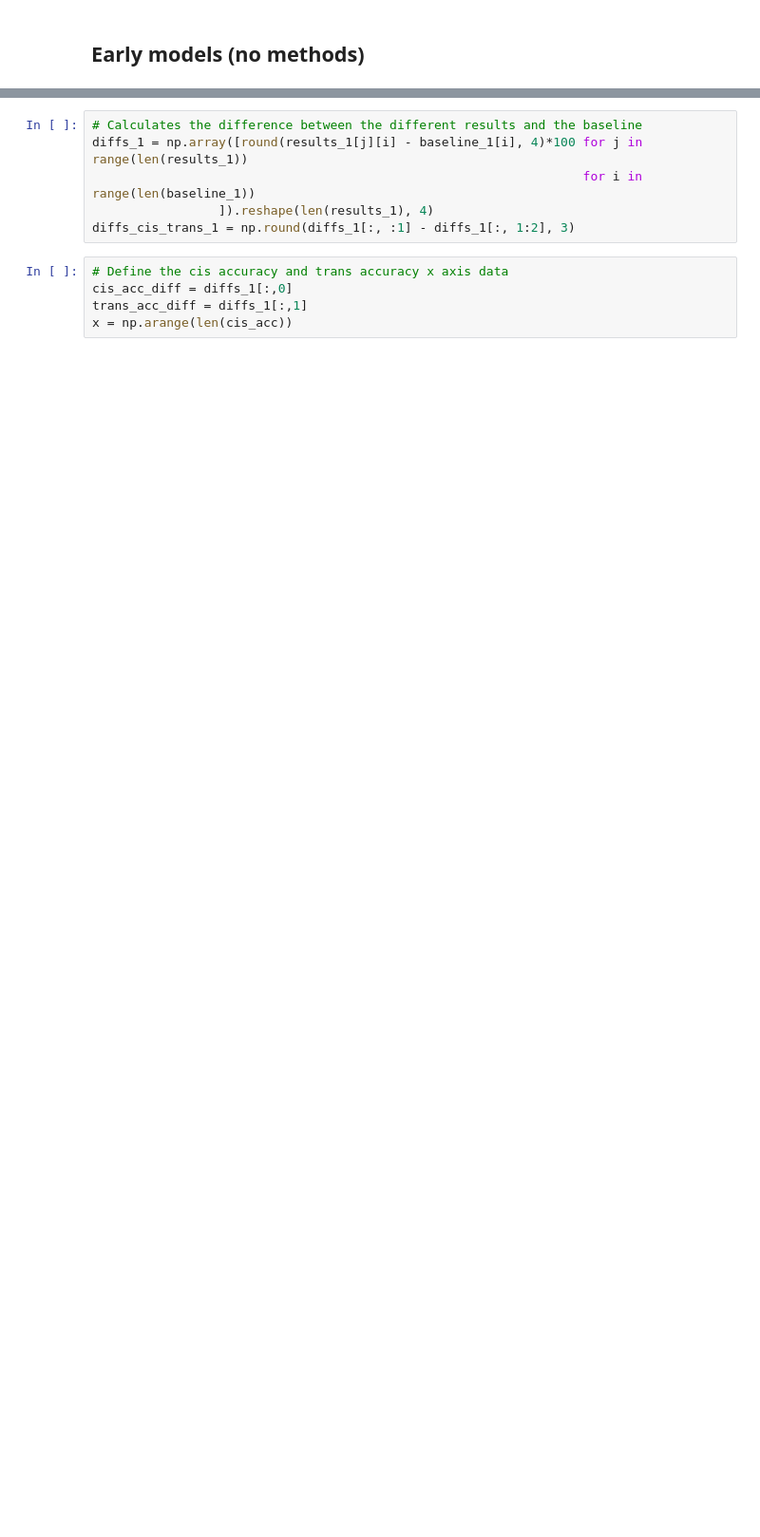
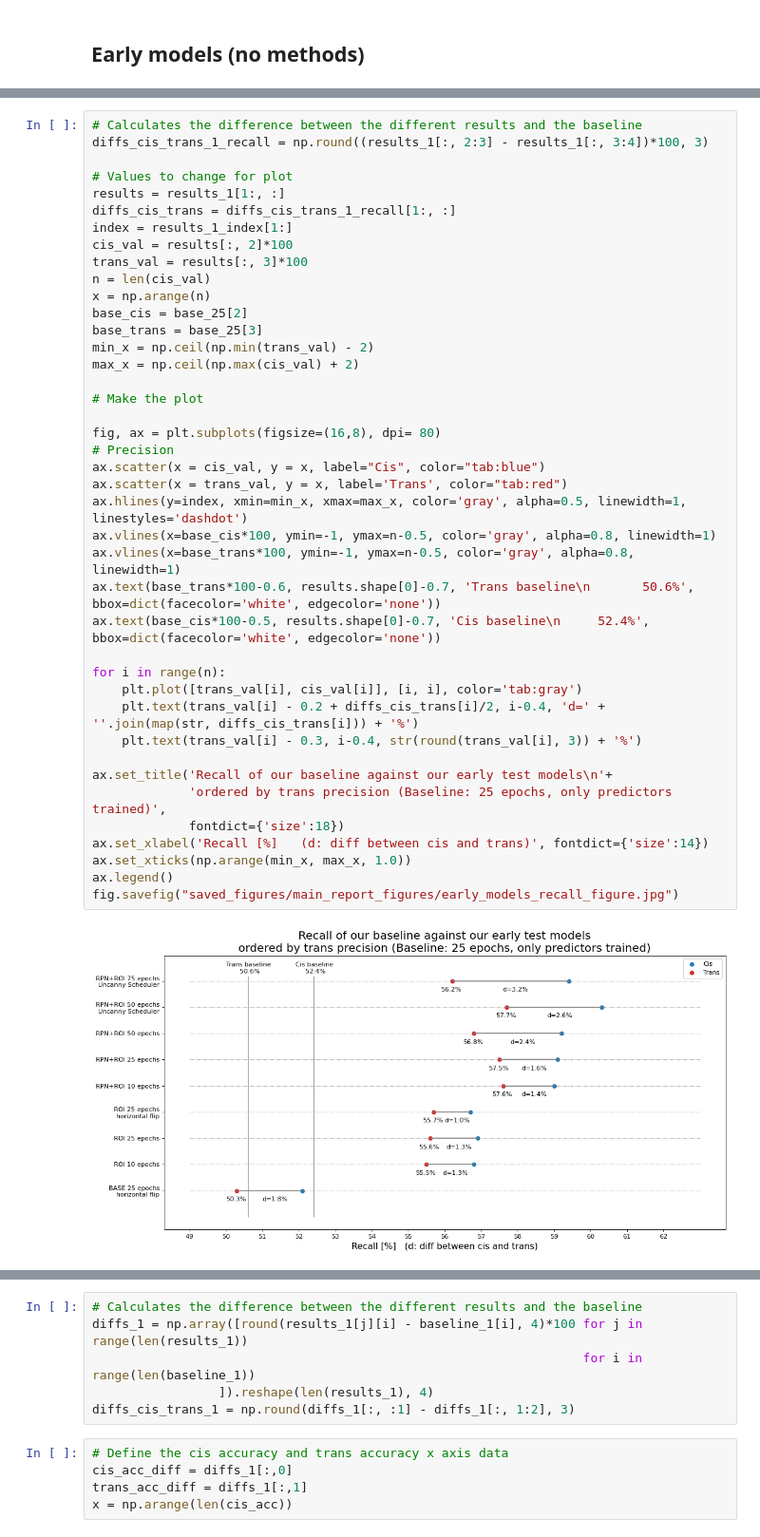
Before and after one commit to Hazot/Animal-Detection-and-Generalization, a Jupyter notebook: plots_maker_notebook.ipynb, the cells around one changed output, grey strips where cells are left out. Shown: that part at 95% size. Saved outputs shown, nothing was run; the diff lists cells and outputs as text; blank space fills up the shorter version.

```diff
--- a/plots_maker_notebook.ipynb
+++ b/plots_maker_notebook.ipynb
@@ -1028,0 +929,43 @@ ax.legend()
+# %%
+# Calculates the difference between the different results and the baseline
+diffs_cis_trans_1_recall = np.round((results_1[:, 2:3] - results_1[:, 3:4])*100, 3)
+
+# Values to change for plot
+results = results_1[1:, :]
+diffs_cis_trans = diffs_cis_trans_1_recall[1:, :]
+index = results_1_index[1:]
+cis_val = results[:, 2]*100
+trans_val = results[:, 3]*100
+n = len(cis_val)
+x = np.arange(n)
+base_cis = base_25[2]
+base_trans = base_25[3]
+min_x = np.ceil(np.min(trans_val) - 2)
+max_x = np.ceil(np.max(cis_val) + 2)
+
+# Make the plot
+
+fig, ax = plt.subplots(figsize=(16,8), dpi= 80)
+# Precision
+ax.scatter(x = cis_val, y = x, label="Cis", color="tab:blue")
+ax.scatter(x = trans_val, y = x, label='Trans', color="tab:red")
+ax.hlines(y=index, xmin=min_x, xmax=max_x, color='gray', alpha=0.5, linewidth=1, linestyles='dashdot')
+ax.vlines(x=base_cis*100, ymin=-1, ymax=n-0.5, color='gray', alpha=0.8, linewidth=1)
+ax.vlines(x=base_trans*100, ymin=-1, ymax=n-0.5, color='gray', alpha=0.8, linewidth=1)
+ax.text(base_trans*100-0.6, results.shape[0]-0.7, 'Trans baseline\n       50.6%', bbox=dict(facecolor='white', edgecolor='none'))
+ax.text(base_cis*100-0.5, results.shape[0]-0.7, 'Cis baseline\n     52.4%', bbox=dict(facecolor='white', edgecolor='none'))
+
+for i in range(n):
+    plt.plot([trans_val[i], cis_val[i]], [i, i], color='tab:gray')
+    plt.text(trans_val[i] - 0.2 + diffs_cis_trans[i]/2, i-0.4, 'd=' + ''.join(map(str, diffs_cis_trans[i])) + '%')
+    plt.text(trans_val[i] - 0.3, i-0.4, str(round(trans_val[i], 3)) + '%')
+
+ax.set_title('Recall of our baseline against our early test models\n'+
+             'ordered by trans precision (Baseline: 25 epochs, only predictors trained)',
+             fontdict={'size':18})
+ax.set_xlabel('Recall [%]   (d: diff between cis and trans)', fontdict={'size':14})
+ax.set_xticks(np.arange(min_x, max_x, 1.0))
+ax.legend()
+fig.savefig("saved_figures/main_report_figures/early_models_recall_figure.jpg")
+# %% [output]
+[figure, added]
```
Also changed, not shown: parts of 41 cells of this notebook, 13 other files.
